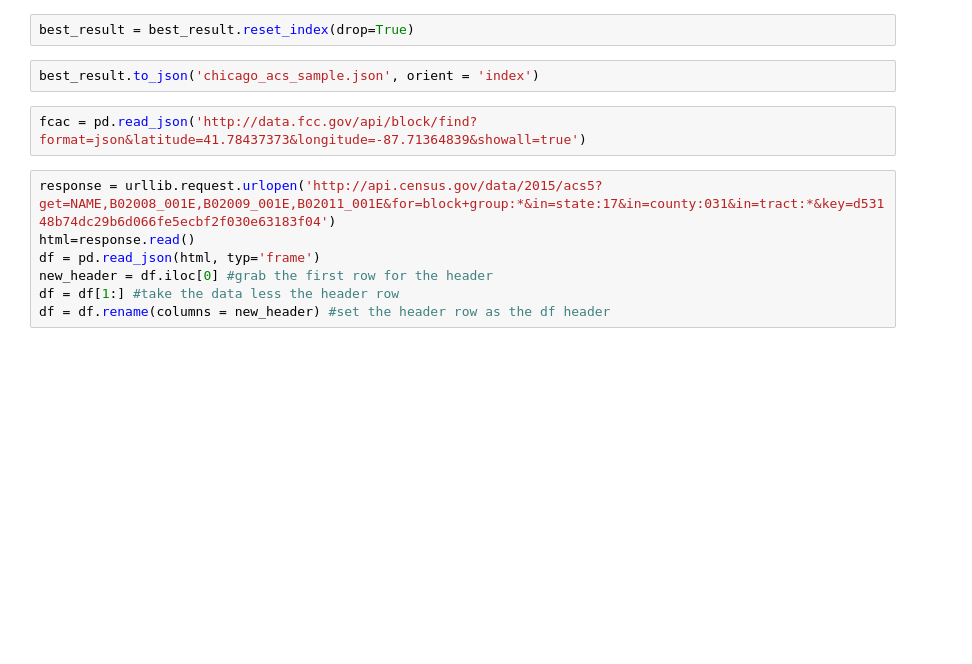
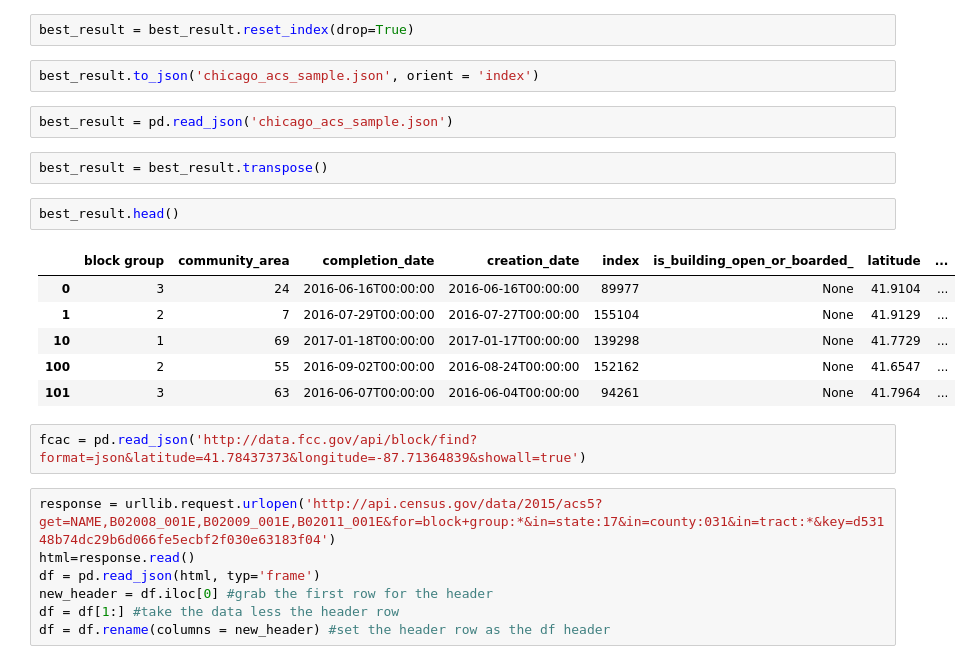
Before and after one commit to Aycrazy/capp30254, a Jupyter notebook: hws/ML_Diagnostic (1).ipynb, the cells around one changed output. Saved outputs shown, nothing was run; the diff lists cells and outputs as text; blank space fills up the shorter version.

```diff
--- a/hws/ML_Diagnostic (1).ipynb
+++ b/hws/ML_Diagnostic (1).ipynb
@@ -318,6 +318,19 @@ best_result = find_fips(sort_sub_311.sample(n=1000))
 best_result = best_result.reset_index(drop=True)
 # %%
 best_result.to_json('chicago_acs_sample.json', orient = 'index')
+# %%
+best_result = pd.read_json('chicago_acs_sample.json')
+# %%
+best_result = best_result.transpose()
+# %%
+best_result.head()
+# %% [output]
+|  | block group | community_area | completion_date | creation_date | index | is_building_open_or_boarded_ | latitude | ... |
+| 0 | 3 | 24 | 2016-06-16T00:00:00 | 2016-06-16T00:00:00 | 89977 | None | 41.9104 | ... |
+| 1 | 2 | 7 | 2016-07-29T00:00:00 | 2016-07-27T00:00:00 | 155104 | None | 41.9129 | ... |
+| 10 | 1 | 69 | 2017-01-18T00:00:00 | 2017-01-17T00:00:00 | 139298 | None | 41.7729 | ... |
+| 100 | 2 | 55 | 2016-09-02T00:00:00 | 2016-08-24T00:00:00 | 152162 | None | 41.6547 | ... |
+| 101 | 3 | 63 | 2016-06-07T00:00:00 | 2016-06-04T00:00:00 | 94261 | None | 41.7964 | ... |
 # %%
 fcac = pd.read_json('http://data.fcc.gov/api/block/find?format=json&latitude=41.78437373&longitude=-87.71364839&showall=true')
 # %%
```
Also changed, not shown: parts of 8 cells of this notebook, 1 other file.
